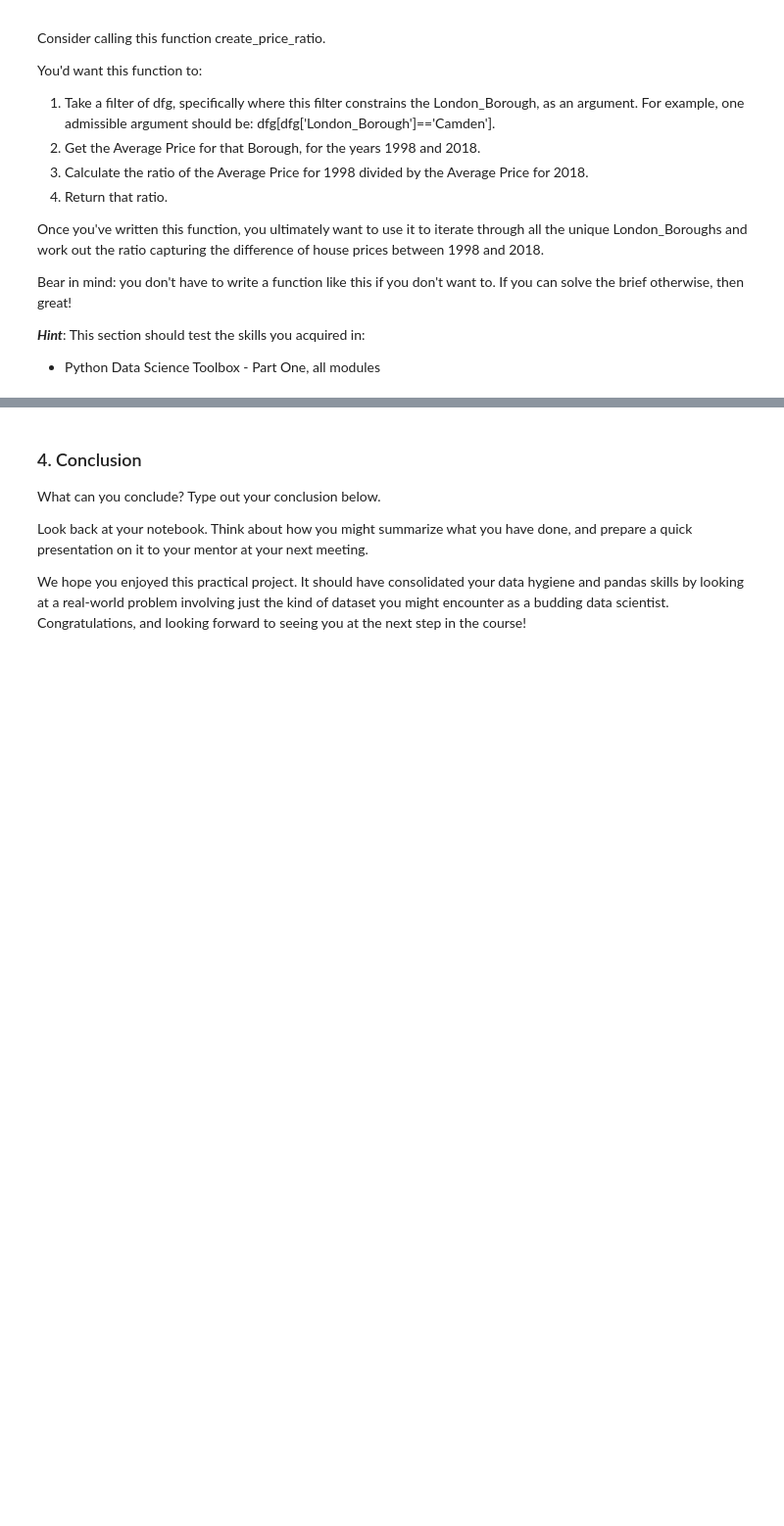
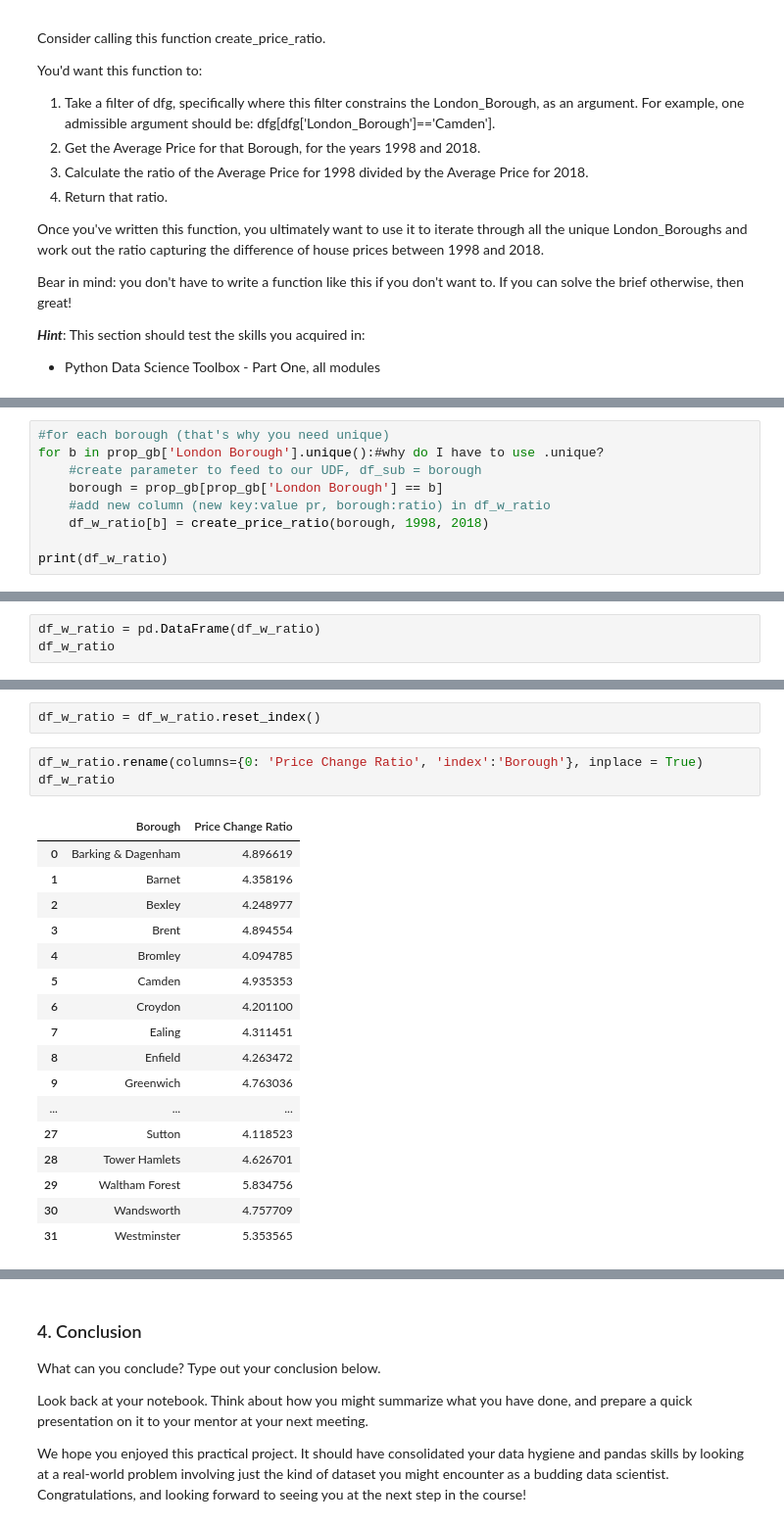
Before and after one commit to GwenToves/SpringBoard, a Jupyter notebook: Unit 4 Challenge - Tier 3.ipynb, the cells around one changed output, grey strips where cells are left out. Shown at 98% size. Drawn from its saved outputs; the diff is of its cells as text; blank space fills up the shorter version.

```diff
--- a/Unit 4 Challenge - Tier 3.ipynb
+++ b/Unit 4 Challenge - Tier 3.ipynb
@@ -536,0 +586,9 @@ SyntaxError: invalid syntax (1440368170.py, line 7)
+# %%
+#for each borough (that's why you need unique)
+for b in prop_gb['London Borough'].unique():#why do I have to use .unique?
+    #create parameter to feed to our UDF, df_sub = borough
+    borough = prop_gb[prop_gb['London Borough'] == b]
+    #add new column (new key:value pr, borough:ratio) in df_w_ratio
+    df_w_ratio[b] = create_price_ratio(borough, 1998, 2018)
+
+print(df_w_ratio)
@@ -536,0 +597,3 @@ SyntaxError: invalid syntax (1440368170.py, line 7)
+# %%
+df_w_ratio = pd.DataFrame(df_w_ratio)
+df_w_ratio
@@ -536,0 +630,23 @@ SyntaxError: invalid syntax (1440368170.py, line 7)
+# %%
+df_w_ratio = df_w_ratio.reset_index()
+# %%
+df_w_ratio.rename(columns={0: 'Price Change Ratio', 'index':'Borough'}, inplace = True)
+df_w_ratio
+# %% [output]
+|  | Borough | Price Change Ratio |
+| 0 | Barking & Dagenham | 4.896619 |
+| 1 | Barnet | 4.358196 |
+| 2 | Bexley | 4.248977 |
+| 3 | Brent | 4.894554 |
+| 4 | Bromley | 4.094785 |
+| 5 | Camden | 4.935353 |
+| 6 | Croydon | 4.201100 |
+| 7 | Ealing | 4.311451 |
+| 8 | Enfield | 4.263472 |
+| 9 | Greenwich | 4.763036 |
+| ... | ... | ... |
+| 27 | Sutton | 4.118523 |
+| 28 | Tower Hamlets | 4.626701 |
+| 29 | Waltham Forest | 5.834756 |
+| 30 | Wandsworth | 4.757709 |
+| 31 | Westminster | 5.353565 |
```
Also changed, not shown: parts of 14 cells of this notebook.
